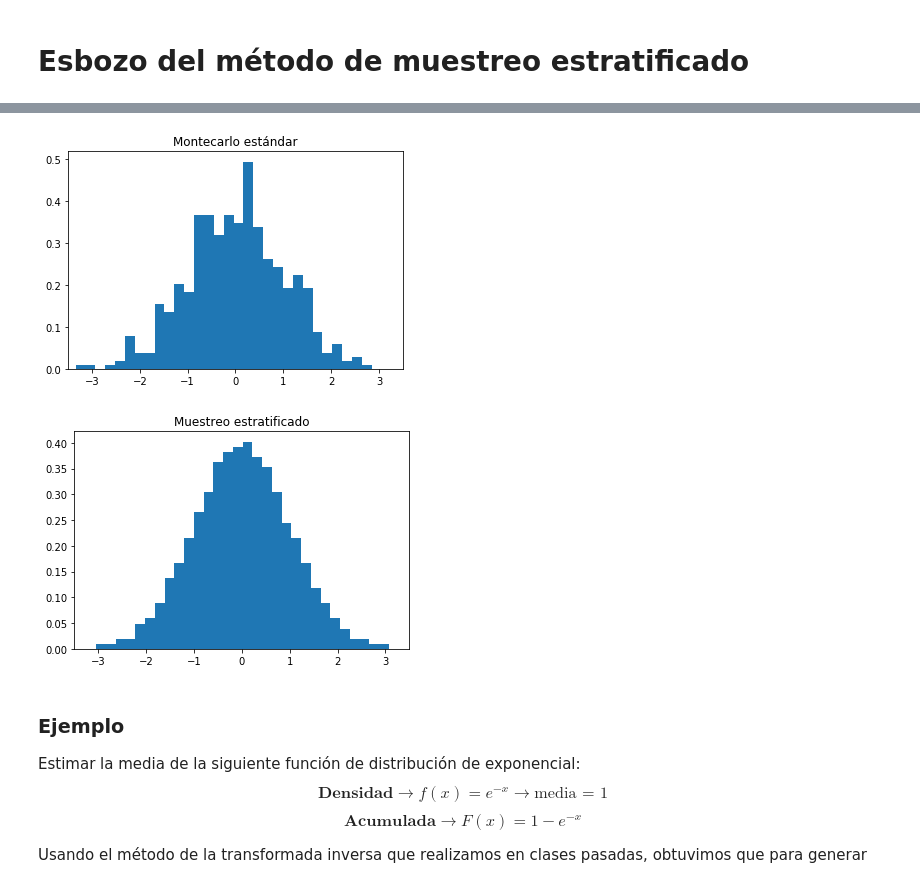
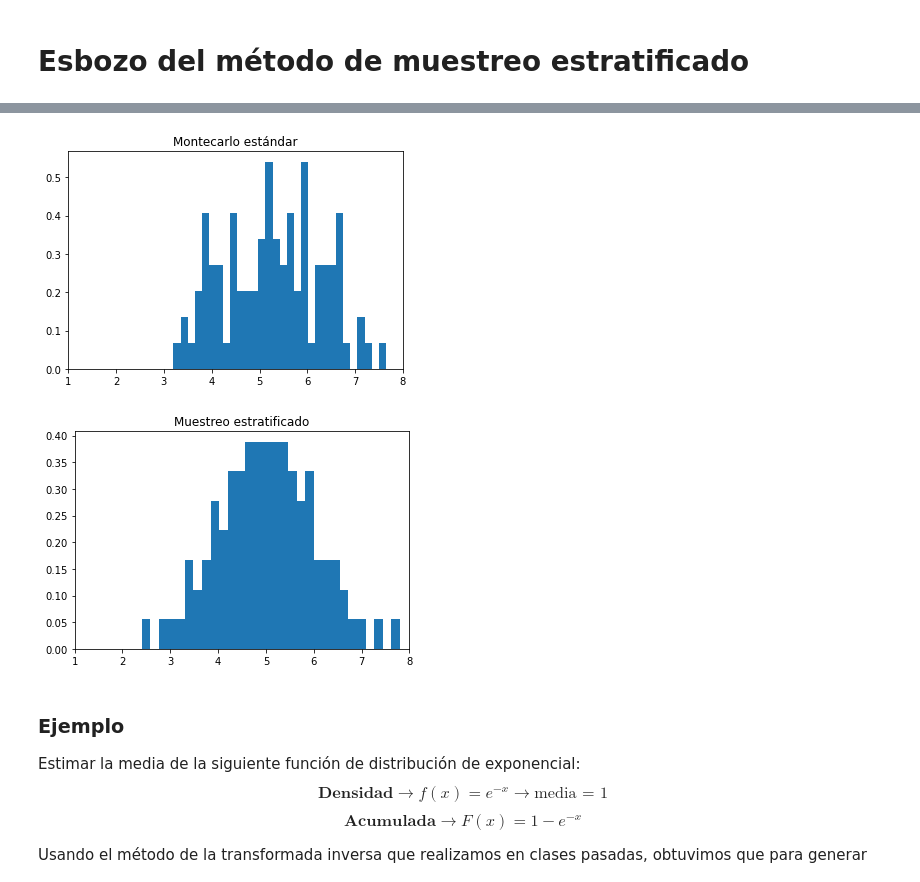
Before and after one commit to feramdor/SPF-2021-II, a Jupyter notebook: TEMA-2/Clase13_MetodosDeReduccionDeVarianza.ipynb, the cells around one changed output, grey strips where cells are left out. Saved outputs shown, nothing was run; the diff lists cells and outputs as text; code cells hidden in the pictures.

Commit message:
Actualización 2 clase 13

```diff
--- a/TEMA-2/Clase13_MetodosDeReduccionDeVarianza.ipynb
+++ b/TEMA-2/Clase13_MetodosDeReduccionDeVarianza.ipynb
@@ -174,27 +184,30 @@ Realizando varias manipulaciones algebraicas se llega a que
 # %% [markdown]
 ![imagen.png](attachment:imagen.png)
 # %%
-N = 500
-# (Método transformada inversa visto en clases pasadas)
+N = 100
+# (Método transformada inversa visto en clases pasadas) d.normal
+mu = 5
+sigma =1
 
 # Método montecarlo estándar para distribución normal
-montecarlo_standar =
+montecarlo_standar = st.norm(mu, sigma).ppf(np.random.rand(N))
 plt.hist(montecarlo_standar,30,density=True)
 plt.title('Montecarlo estándar')
-plt.xlim((-3.5,3.5))
+plt.xlim((1, 8))
 plt.show()
 
 # Método muestreo estratificado (B estratos)
-
-m_estratificado =
+B = N
+U2 = np.random.rand(N)
+m_estratificado = st.norm(mu, sigma).ppf((U2 + np.arange(0, B)) / B)
 
 plt.hist(m_estratificado,30,density=True)
 plt.title('Muestreo estratificado')
-plt.xlim((-3.5,3.5))
+plt.xlim((1, 8))
 plt.show()
 # %% [output]
-[figure, old version]
+[figure, new version]
-[figure, old version]
+[figure, new version]
 # %% [markdown]
 ### Ejemplo
 Estimar la media de la siguiente función de distribución de  exponencial:
```
Also changed, not shown: parts of 4 cells of this notebook.
